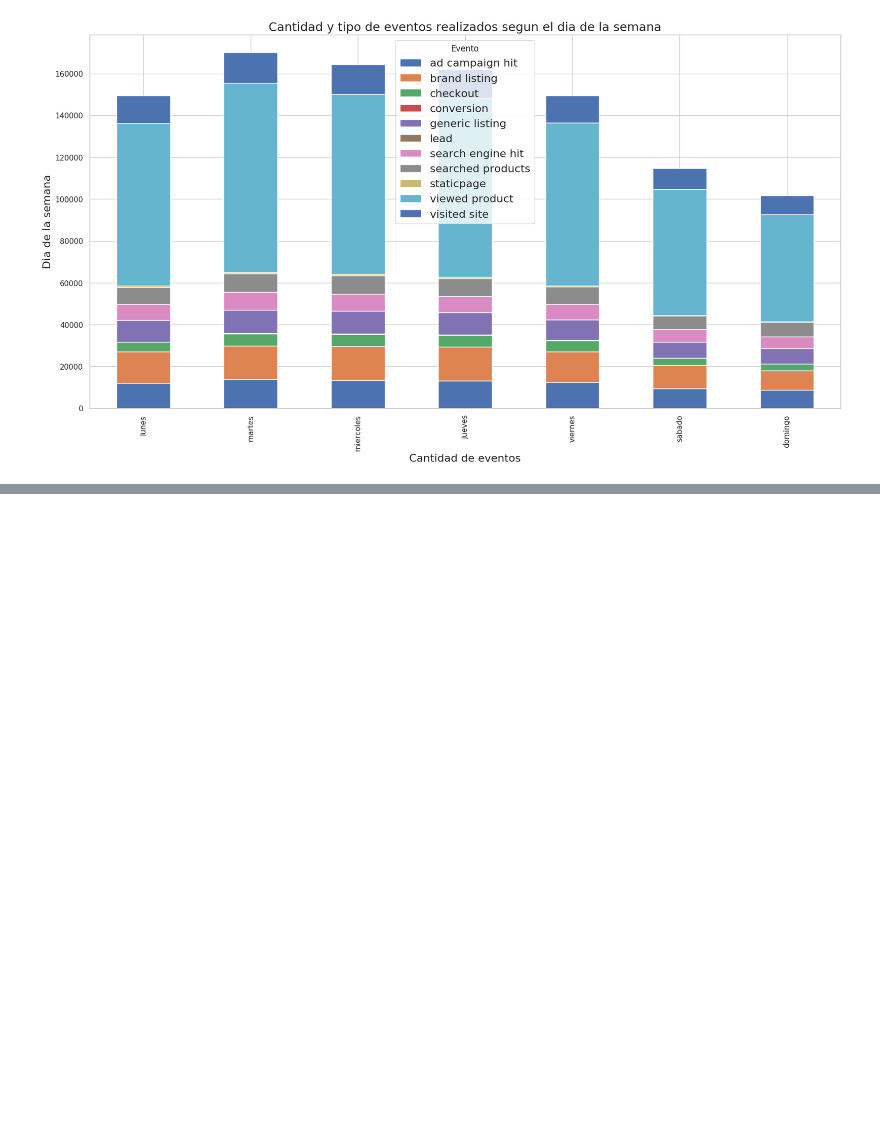
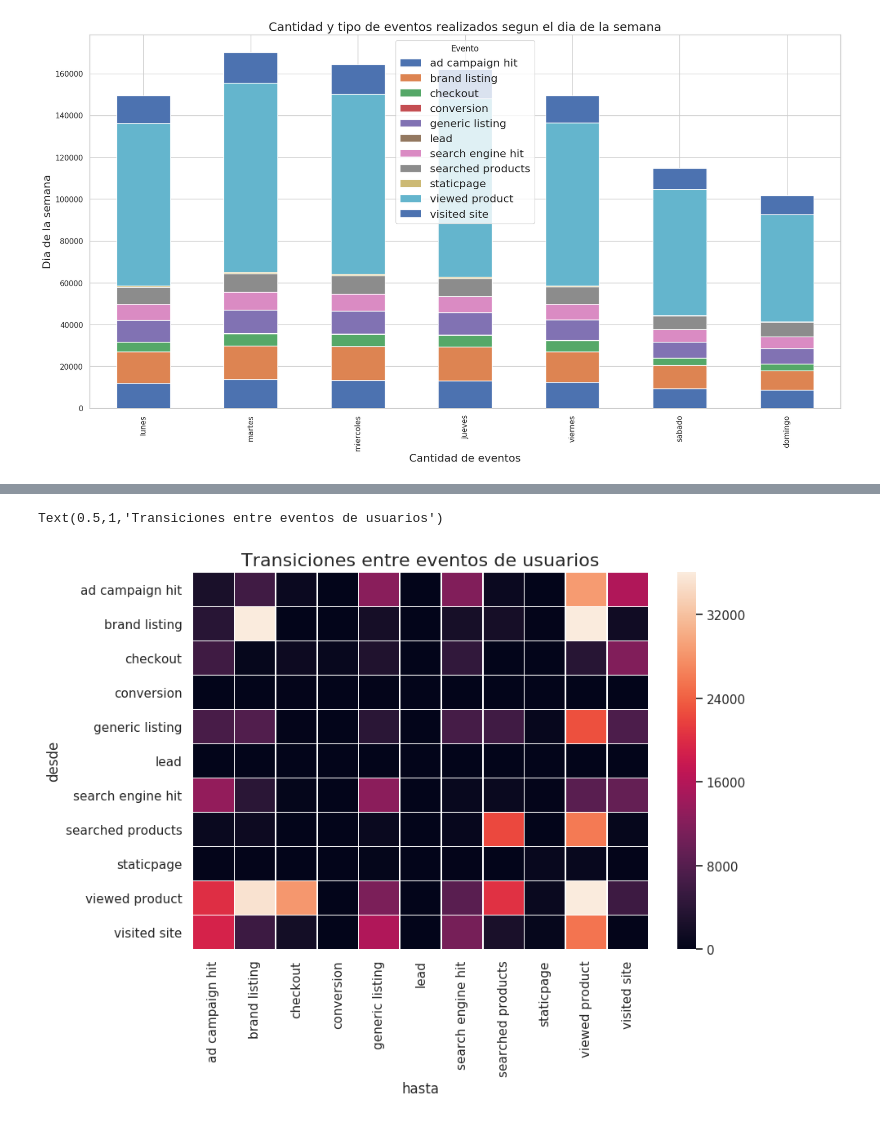
Before and after one commit to fran122157/datos-2018-2-TP1, a Jupyter notebook: TP1-trocafone.ipynb, the cells around one changed output, grey strips where cells are left out. Drawn from its saved outputs; the diff is of its cells as text; code cells hidden in the pictures; blank space fills up the shorter version.

```diff
--- a/TP1-trocafone.ipynb
+++ b/TP1-trocafone.ipynb
@@ -281,18 +256,25 @@ Name: browser_version, Length: 343, dtype: int64
 
 events_by_users = events.groupby(['person', 'event'])['event'].agg('count').unstack()
 events_by_users['number_of_events'] = events.groupby('person')['event'].count()
-events_by_users
 
-def crear_numero_de_paso(data):
+
+def completar_con_evento_previo(data):
     pasos = []
+    eventos_previos = []
     num_paso = 1
-    for i in range(0,data['datetime'].shape[0]):
-        if(i > 0 and (data['datetime'].values[i]- data['datetime'].values[i-1]) > np.timedelta64(1, 'h')):
+    for i in range(0,len(data['datetime'])):
+        if(i > 0 and (data['datetime'].values[i]- data['datetime'].values[i-1]) > np.timedelta64(30, 'm')):
             num_paso = 1
+            evento_previo = np.nan
+        else:
+            evento_previo = data['event'].values[i-1]
+
         pasos.append(num_paso)
+        eventos_previos.append(evento_previo)
         num_paso +=1
 
 
     data['num_paso'] = pasos
+    data['evento_previo'] = eventos_previos
     return data
-events_con_sub_id = events.sort_values(by='datetime',ascending=True).groupby(['person']).apply(crear_numero_de_paso)
+events_por_persona_con_evento_previo = events.sort_values(by='datetime',ascending=True).groupby(['person']).apply(completar_con_evento_previo)
@@ -319,0 +281,5 @@ events_con_sub_id[events_con_sub_id['person'] == '71492f2b'].head(400)
+# %%
+path_de_usuario = events_por_persona_con_evento_previo[['person','evento_previo','event']].dropna()
+path_de_usuario.columns=['person','desde','hasta']
+path_agrupado = path_de_usuario.groupby(['desde','hasta'])['hasta'].agg('count').unstack().fillna(0)
+path_agrupado
@@ -319,0 +300,7 @@ events_con_sub_id[events_con_sub_id['person'] == '71492f2b'].head(400)
+# %%
+f, ax = plt.subplots(figsize=(9, 6))
+g = sns.heatmap(path_agrupado, annot=False, linewidths=.5, ax=ax,robust=True)
+g.set_title("Transiciones entre eventos de usuarios", fontsize=16)
+# %% [output]
+Text(0.5,1,'Transiciones entre eventos de usuarios')
+[figure, added]
```
Also changed, not shown: parts of 36 cells of this notebook.
